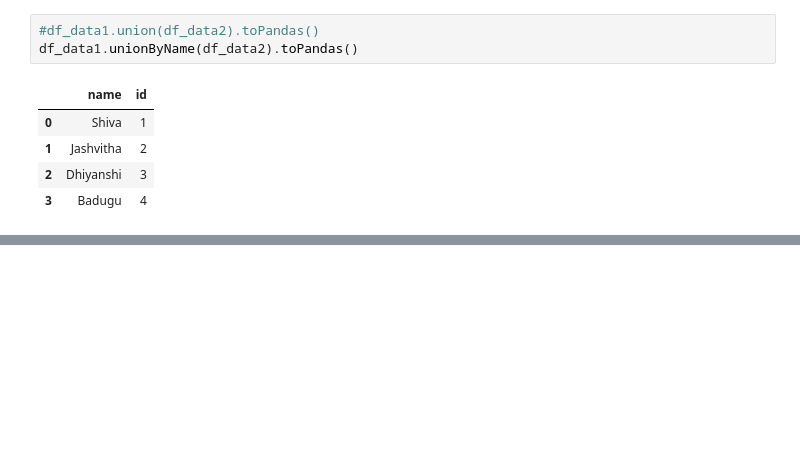
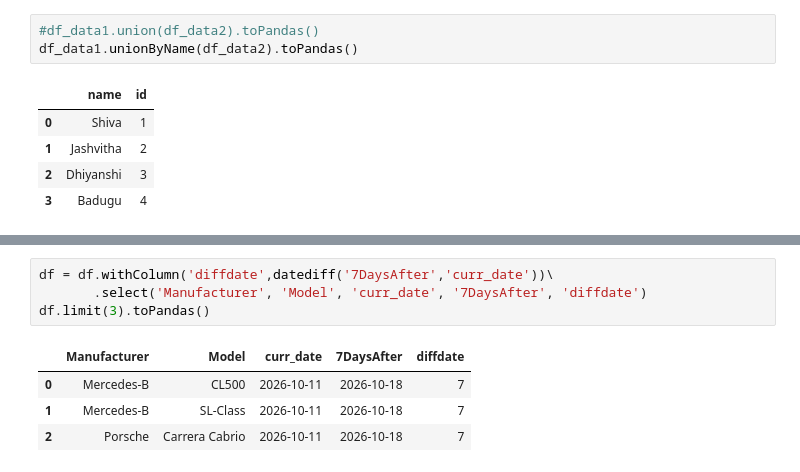
Before and after one commit to shivatejabadugu/medallion-demo, a Jupyter notebook: sample_data/Pyspark.ipynb, the cells around one changed output, grey strips where cells are left out. Cells and saved outputs as stored; diff of their text form; blank space fills up the shorter version.

```diff
--- a/sample_data/Pyspark.ipynb
+++ b/sample_data/Pyspark.ipynb
@@ -245,0 +278,9 @@ df_data1.unionByName(df_data2).toPandas()
+# %%
+df = df.withColumn('diffdate',datediff('7DaysAfter','curr_date'))\
+       .select('Manufacturer', 'Model', 'curr_date', '7DaysAfter', 'diffdate')
+df.limit(3).toPandas()
+# %% [output]
+|  | Manufacturer | Model | curr_date | 7DaysAfter | diffdate |
+| 0 | Mercedes-B | CL500 | 2026-10-11 | 2026-10-18 | 7 |
+| 1 | Mercedes-B | SL-Class | 2026-10-11 | 2026-10-18 | 7 |
+| 2 | Porsche | Carrera Cabrio | 2026-10-11 | 2026-10-18 | 7 |
```
Also changed, not shown: parts of 13 cells of this notebook, 1 other file.
